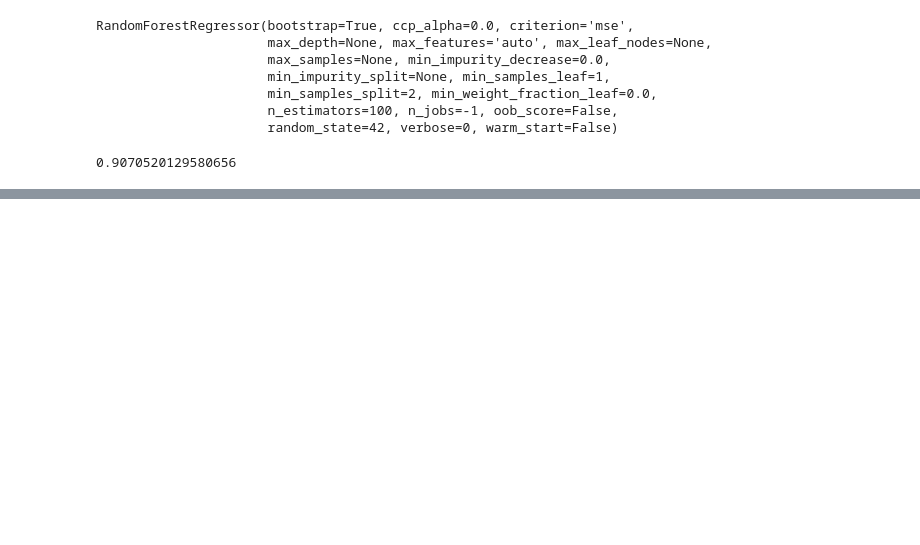
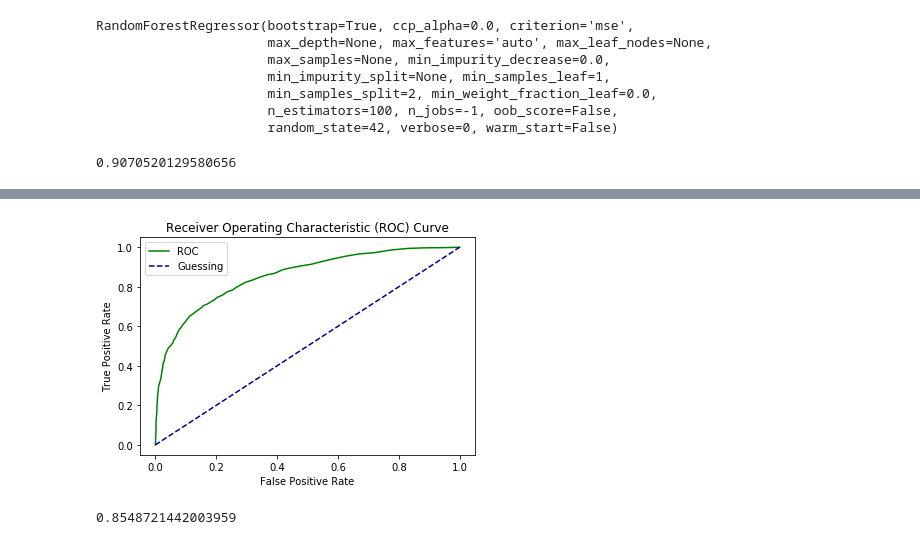
Before and after one commit to sobiero/ads-ml-pipeline, a Jupyter notebook: ml-pipeline.ipynb, the cells around one changed output, grey strips where cells are left out. Cells and saved outputs as stored; diff of their text form; code cells hidden in the pictures; blank space fills up the shorter version.

```diff
--- a/ml-pipeline.ipynb
+++ b/ml-pipeline.ipynb
@@ -322,0 +345,3 @@ print (metrics.accuracy_score(y_test, prediction_test.round(), normalize=True))
+# %%
+xg_reg = xgb.XGBRegressor(objective ='reg:squarederror', colsample_bytree = 0.3, learning_rate = 0.1,
+                max_depth = 5, alpha = 10, n_estimators = 10)
@@ -322,0 +357,7 @@ print (metrics.accuracy_score(y_test, prediction_test.round(), normalize=True))
+# %%
+xg_reg_tuned = xgb.XGBRegressor(objective ='reg:squarederror', colsample_bytree = 0.99, learning_rate = 0.9,
+                max_depth = 3, alpha = 10, n_estimators = 5)
+xg_reg_tuned.fit(X_train,y_train)
+
+preds = xg_reg_tuned.predict(X_test)
+print (metrics.accuracy_score(y_test, preds.round(), normalize=True))
@@ -322,0 +418,14 @@ print (metrics.accuracy_score(y_test, prediction_test.round(), normalize=True))
+# %%
+from sklearn.metrics import roc_curve
+
+# Make predictions with probabilities
+y_probs = clf.predict_proba(X_test)
+
+# Keep the probabilites of the positive class only
+y_probs = y_probs[:, 1]
+
+# Calculate fpr, tpr and thresholds
+fpr, tpr, thresholds = roc_curve(y_test, y_probs)
+
+# Check the false positive rate
+fpr
@@ -322,0 +450,28 @@ print (metrics.accuracy_score(y_test, prediction_test.round(), normalize=True))
+# %%
+import matplotlib.pyplot as plt
+
+def plot_roc_curve(fpr, tpr):
+    """
+    Plots a ROC curve given the false positve rate (fpr) and
+    true postive rate (tpr) of a classifier.
+    """
+    # Plot ROC curve
+    plt.plot(fpr, tpr, color='green', label='ROC')
+    # Plot line with no predictive power (baseline)
+    plt.plot([0, 1], [0, 1], color='darkblue', linestyle='--', label='Guessing')
+    # Customize the plot
+    plt.xlabel('False Positive Rate')
+    plt.ylabel('True Positive Rate')
+    plt.title('Receiver Operating Characteristic (ROC) Curve')
+    plt.legend()
+    plt.show()
+
+plot_roc_curve(fpr, tpr)
+# %% [output]
+[figure, added]
+# %%
+from sklearn.metrics import roc_auc_score
+
+roc_auc_score(y_test, y_probs)
+# %% [output]
+0.8548721442003959
```
Also changed, not shown: parts of 29 cells of this notebook.
